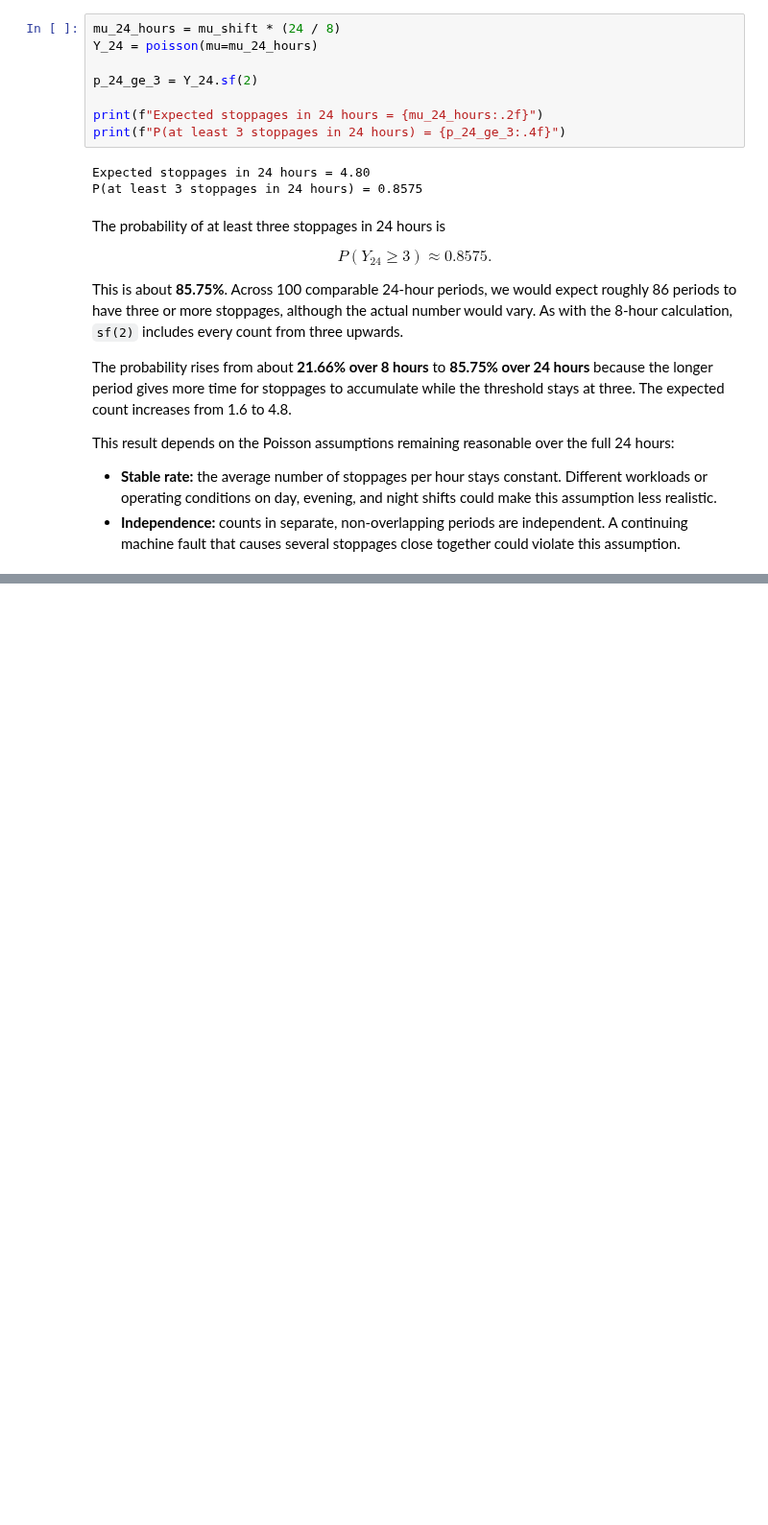
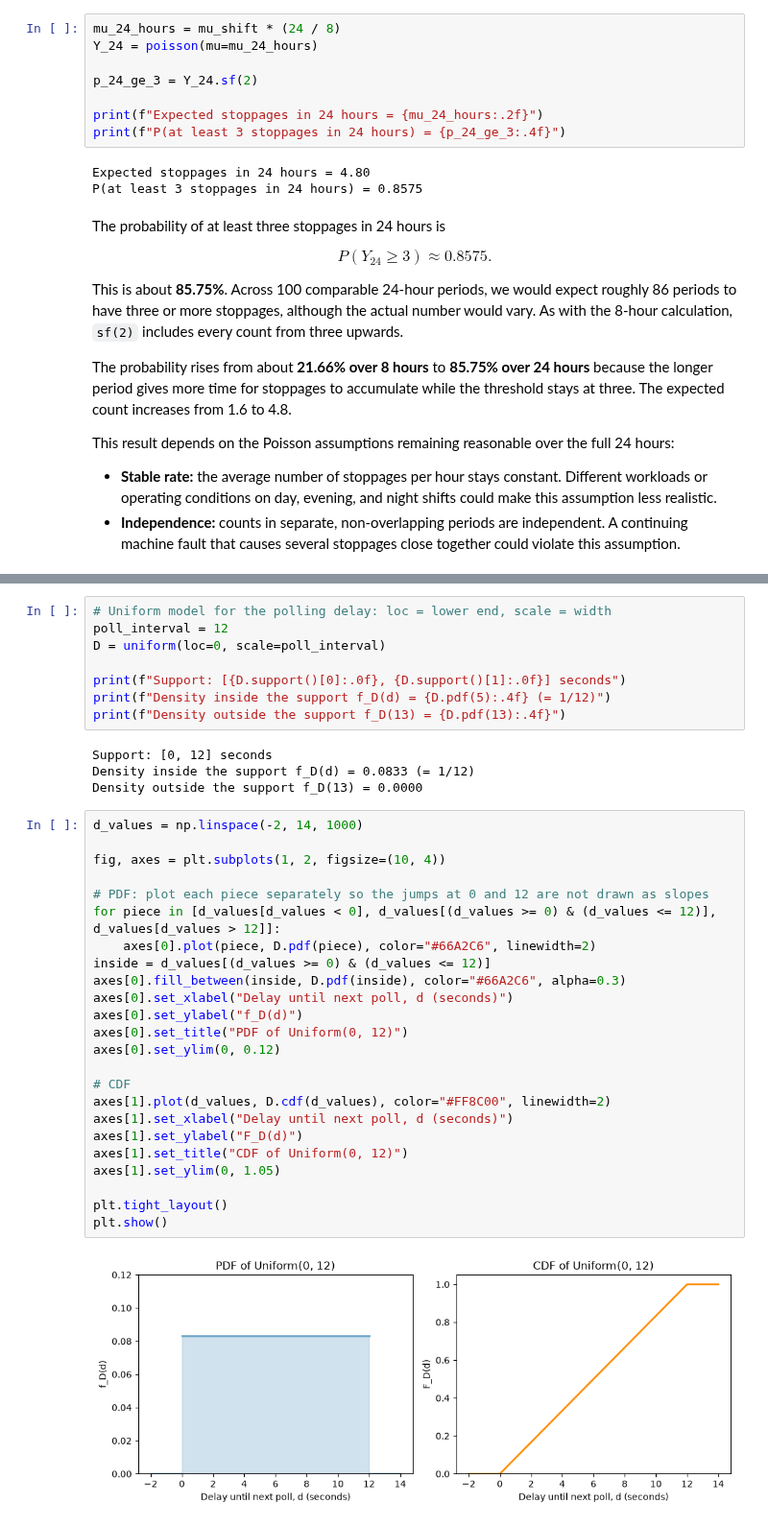
Before and after one commit to SnehaKoirala/STA_Assignments, a Jupyter notebook: Assignment2/Assignment2.ipynb, the cells around one changed output, grey strips where cells are left out. Shown at 96% size. Saved outputs shown, nothing was run; the diff lists cells and outputs as text; blank space fills up the shorter version.

```diff
--- a/Assignment2/Assignment2.ipynb
+++ b/Assignment2/Assignment2.ipynb
@@ -572,0 +611,38 @@ This result depends on the Poisson assumptions remaining reasonable over the ful
+# %%
+# Uniform model for the polling delay: loc = lower end, scale = width
+poll_interval = 12
+D = uniform(loc=0, scale=poll_interval)
+
+print(f"Support: [{D.support()[0]:.0f}, {D.support()[1]:.0f}] seconds")
+print(f"Density inside the support f_D(d) = {D.pdf(5):.4f} (= 1/12)")
+print(f"Density outside the support f_D(13) = {D.pdf(13):.4f}")
+# %% [output]
+Support: [0, 12] seconds
+Density inside the support f_D(d) = 0.0833 (= 1/12)
+Density outside the support f_D(13) = 0.0000
+# %%
+d_values = np.linspace(-2, 14, 1000)
+
+fig, axes = plt.subplots(1, 2, figsize=(10, 4))
+
+# PDF: plot each piece separately so the jumps at 0 and 12 are not drawn as slopes
+for piece in [d_values[d_values < 0], d_values[(d_values >= 0) & (d_values <= 12)], d_values[d_values > 12]]:
+    axes[0].plot(piece, D.pdf(piece), color="#66A2C6", linewidth=2)
+inside = d_values[(d_values >= 0) & (d_values <= 12)]
+axes[0].fill_between(inside, D.pdf(inside), color="#66A2C6", alpha=0.3)
+axes[0].set_xlabel("Delay until next poll, d (seconds)")
+axes[0].set_ylabel("f_D(d)")
+axes[0].set_title("PDF of Uniform(0, 12)")
+axes[0].set_ylim(0, 0.12)
+
+# CDF
+axes[1].plot(d_values, D.cdf(d_values), color="#FF8C00", linewidth=2)
+axes[1].set_xlabel("Delay until next poll, d (seconds)")
+axes[1].set_ylabel("F_D(d)")
+axes[1].set_title("CDF of Uniform(0, 12)")
+axes[1].set_ylim(0, 1.05)
+
+plt.tight_layout()
+plt.show()
+# %% [output]
+[figure, added]
```
Also changed, not shown: parts of 35 cells of this notebook.
